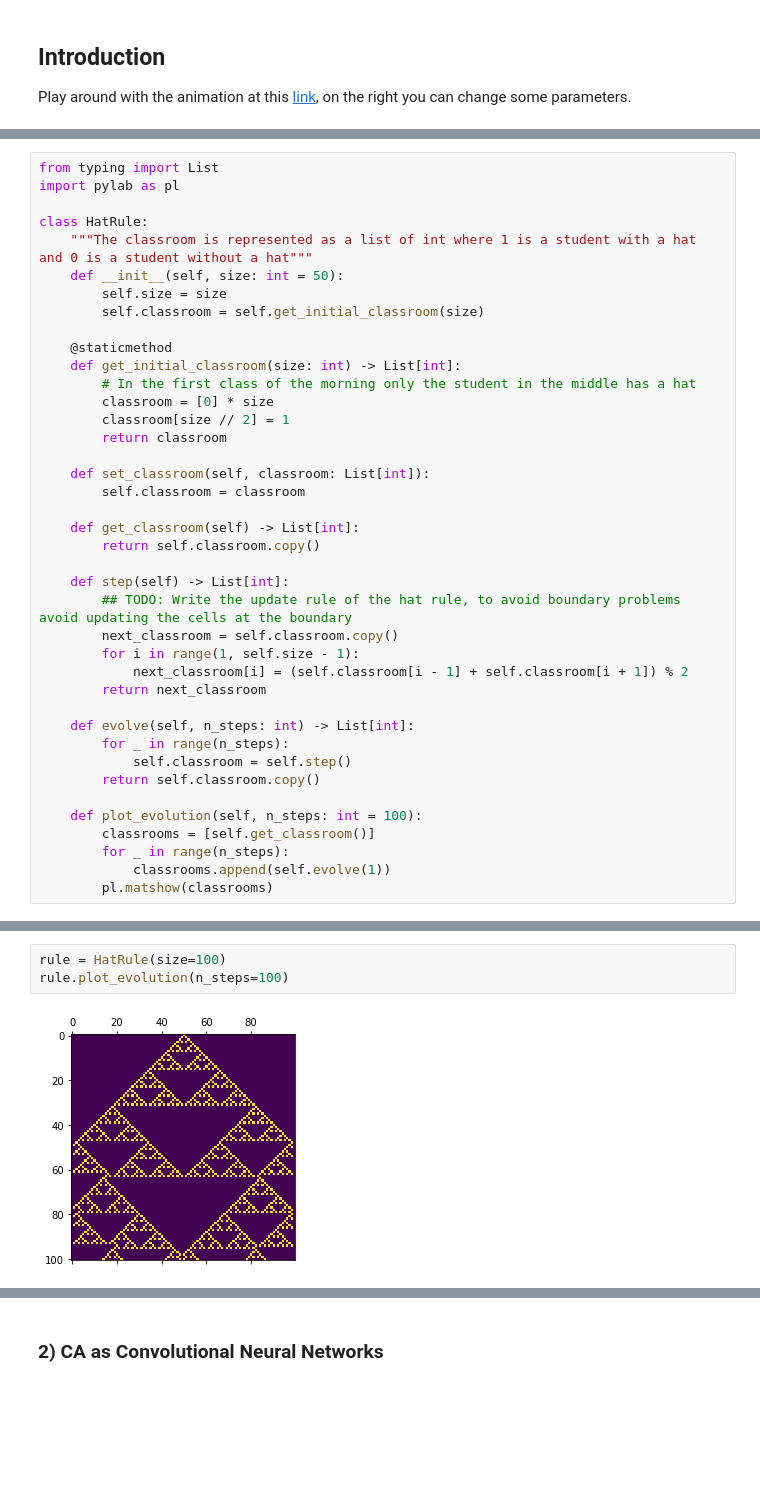
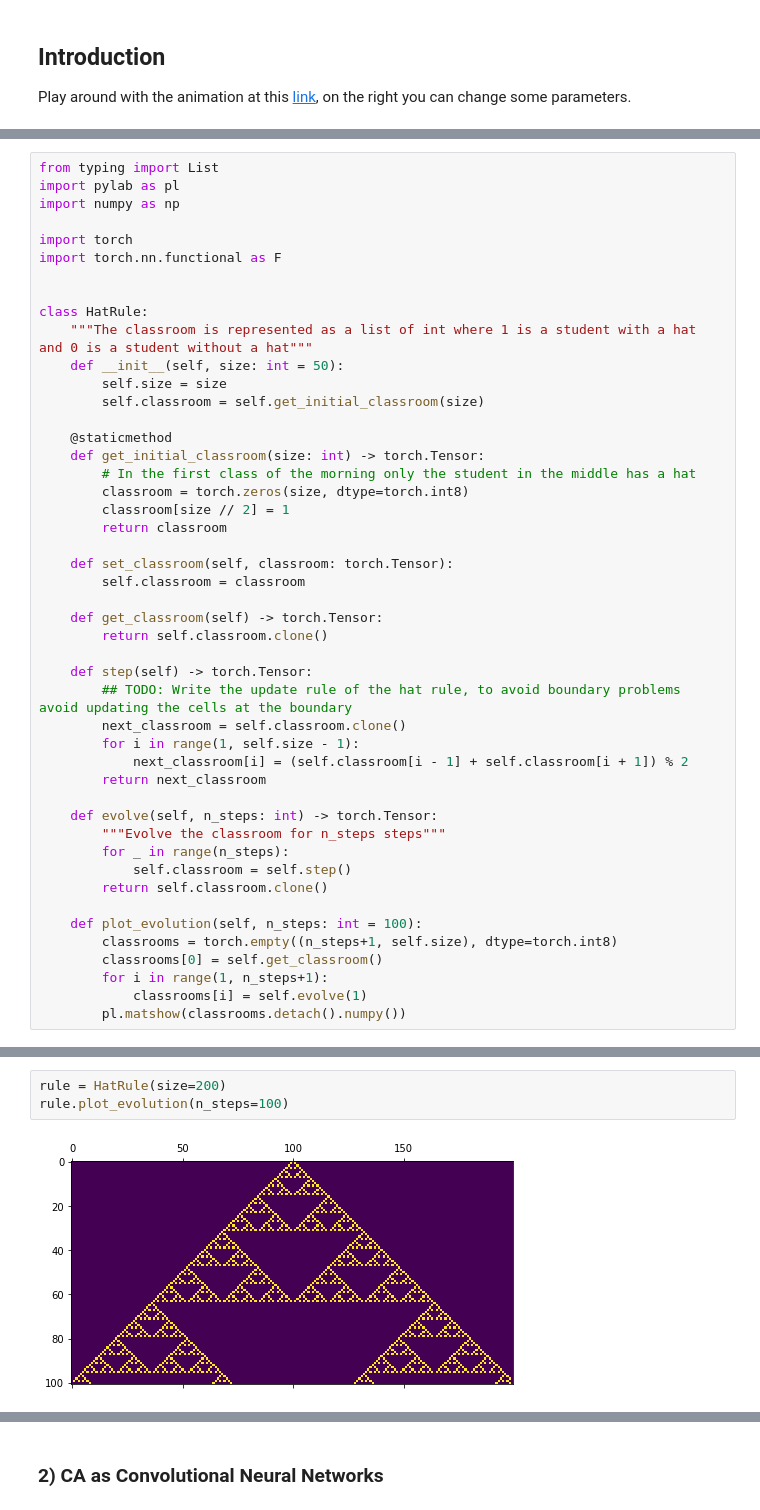
Before and after one commit to LetteraUnica/RL-Units, a Jupyter notebook: Esercizio NCA.ipynb, the cells around one changed output, grey strips where cells are left out. Cells and saved outputs as stored; diff of their text form; blank space fills up the shorter version.

```diff
--- a/Esercizio NCA.ipynb
+++ b/Esercizio NCA.ipynb
@@ -22,6 +34,11 @@ We can readily implement the hat rule in python
 # %%
 from typing import List
 import pylab as pl
+import numpy as np
+
+import torch
+import torch.nn.functional as F
+
 
 class HatRule:
     """The classroom is represented as a list of int where 1 is a student with a hat and 0 is a student without a hat"""
@@ -30,33 +47,35 @@ class HatRule:
         self.classroom = self.get_initial_classroom(size)
 
     @staticmethod
-    def get_initial_classroom(size: int) -> List[int]:
+    def get_initial_classroom(size: int) -> torch.Tensor:
         # In the first class of the morning only the student in the middle has a hat
-        classroom = [0] * size
+        classroom = torch.zeros(size, dtype=torch.int8)
         classroom[size // 2] = 1
         return classroom
 
-    def set_classroom(self, classroom: List[int]):
+    def set_classroom(self, classroom: torch.Tensor):
         self.classroom = classroom
 
-    def get_classroom(self) -> List[int]:
-        return self.classroom.copy()
+    def get_classroom(self) -> torch.Tensor:
+        return self.classroom.clone()
 
-    def step(self) -> List[int]:
+    def step(self) -> torch.Tensor:
         ## TODO: Write the update rule of the hat rule, to avoid boundary problems avoid updating the cells at the boundary
-        next_classroom = self.classroom.copy()
+        next_classroom = self.classroom.clone()
         for i in range(1, self.size - 1):
             next_classroom[i] = (self.classroom[i - 1] + self.classroom[i + 1]) % 2
         return next_classroom
 
-    def evolve(self, n_steps: int) -> List[int]:
+    def evolve(self, n_steps: int) -> torch.Tensor:
+        """Evolve the classroom for n_steps steps"""
         for _ in range(n_steps):
             self.classroom = self.step()
-        return self.classroom.copy()
+        return self.classroom.clone()
 
     def plot_evolution(self, n_steps: int = 100):
-        classrooms = [self.get_classroom()]
-        for _ in range(n_steps):
-            classrooms.append(self.evolve(1))
-        pl.matshow(classrooms)
+        classrooms = torch.empty((n_steps+1, self.size), dtype=torch.int8)
+        classrooms[0] = self.get_classroom()
+        for i in range(1, n_steps+1):
+            classrooms[i] = self.evolve(1)
+        pl.matshow(classrooms.detach().numpy())
 # %% [markdown]
@@ -64,6 +83,6 @@ If you implemented correctly the `step` method, below you should see a triangula
 # %%
-rule = HatRule(size=100)
+rule = HatRule(size=200)
 rule.plot_evolution(n_steps=100)
 # %% [output]
-[figure, old version]
+[figure, new version]
 # %% [markdown]
```
Also changed, not shown: parts of 14 cells of this notebook.
